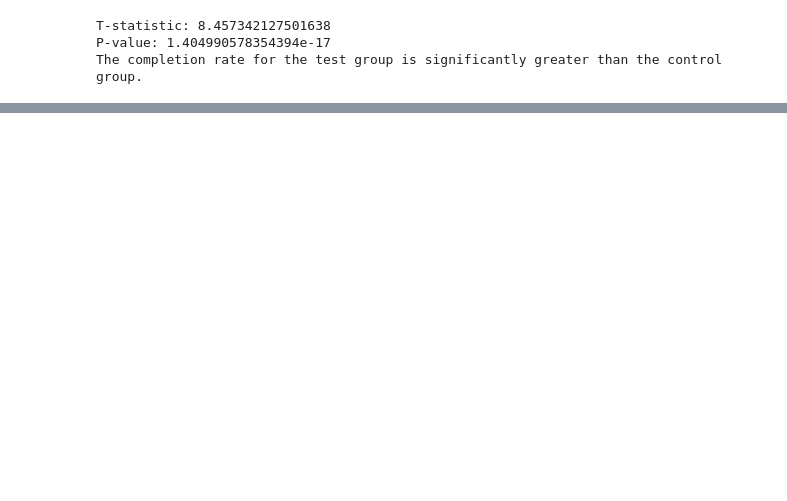
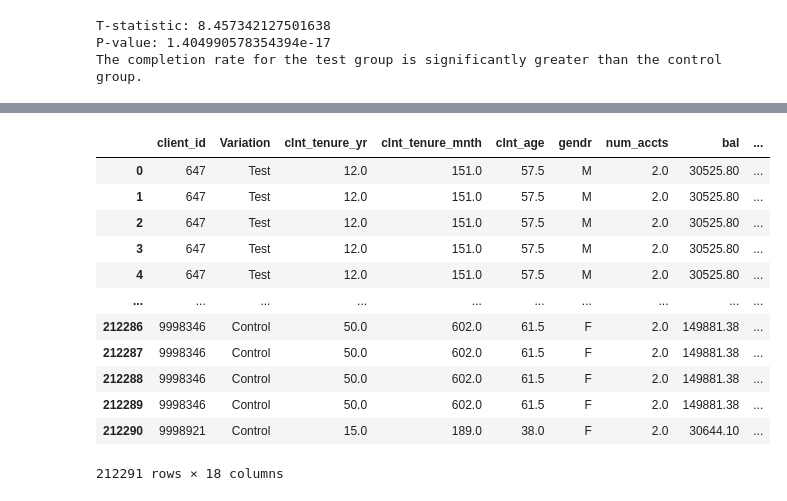
Before and after one commit to AleUrzi/week5_vanguard-ab-test, a Jupyter notebook: Notebooks/Alessia_cleaned_merged_df.ipynb, the cells around one changed output, grey strips where cells are left out. Drawn from its saved outputs; the diff is of its cells as text; code cells hidden in the pictures; blank space fills up the shorter version.

```diff
--- a/Notebooks/Alessia_cleaned_merged_df.ipynb
+++ b/Notebooks/Alessia_cleaned_merged_df.ipynb
@@ -310,3 +317,6 @@ completion_rate_control = total_clients_confirmed_control / total_clients_starte
 print(f"Completion rate : {completion_rate_control:.2%}")
 # %% [output]
 Completion rate : 65.96%
+# %%
+test_df["completion_rate"] = total_clients_confirmed_test / total_clients_started_test if total_clients_started_test > 0 else 0
+control_df["completion_rate"] = total_clients_confirmed_control / total_clients_started_control if total_clients_started_control > 0 else 0
@@ -405,0 +505,17 @@ The average completion time for the test group is significantly greater than the
+# %%
+# Function to calculate error rate (proportion of clients who revisited a previous step)
+def calculate_error_data(df):
+    # Create a DataFrame with steps and their occurrence order for each client
+    steps_df = df[['client_id', 'process_step']].copy()
+    steps_df['step_order'] = steps_df.groupby('client_id').cumcount()
+
+    # Merge the steps DataFrame with itself to find revisits
+    merged = pd.merge(steps_df, steps_df, on='client_id', suffixes=('_first', '_second'))
+    revisits = merged[(merged['step_order_second'] < merged['step_order_first']) & (merged['process_step_first'] == merged['process_step_second'])]
+
+    # Count unique clients with any revisit
+    clients_with_revisits = revisits['client_id'].unique()
+    total_clients = df['client_id'].nunique()
+
+    # Return the error count and total client count
+    return len(clients_with_revisits), total_clients
@@ -405,0 +558,10 @@ The average completion time for the test group is significantly greater than the
+# %%
+test_df["error_rate"] = error_count_test / total_clients_test if total_clients_test > 0 else 0
+control_df["error_rate"] = error_count_control / total_clients_control if total_clients_control > 0 else 0
+# %%
+# Filter the original DataFrames to include only genders 'F' and 'M'
+test_df = test_df[test_df['gendr'].isin(['M', 'F'])]
+control_df = control_df[control_df['gendr'].isin(['M', 'F'])]
+
+test_df.reset_index(drop=True, inplace=True)
+control_df.reset_index(drop=True, inplace=True)
@@ -466,0 +984,23 @@ Control Group - Std: 601767.0847282913
+# %%
+# Vertically concatenate test_filtered and control_filtered
+combined_final_df = pd.concat([test_df, control_df], axis=0)
+
+# Optionally reset the index after concatenation
+combined_final_df.reset_index(drop=True, inplace=True)
+
+# Print or inspect the resulting DataFrame
+display(combined_final_df)
+# %% [output]
+|  | client_id | Variation | clnt_tenure_yr | clnt_tenure_mnth | clnt_age | gendr | num_accts | bal | ... |
+| 0 | 647 | Test | 12.0 | 151.0 | 57.5 | M | 2.0 | 30525.80 | ... |
+| 1 | 647 | Test | 12.0 | 151.0 | 57.5 | M | 2.0 | 30525.80 | ... |
+| 2 | 647 | Test | 12.0 | 151.0 | 57.5 | M | 2.0 | 30525.80 | ... |
+| 3 | 647 | Test | 12.0 | 151.0 | 57.5 | M | 2.0 | 30525.80 | ... |
+| 4 | 647 | Test | 12.0 | 151.0 | 57.5 | M | 2.0 | 30525.80 | ... |
+| ... | ... | ... | ... | ... | ... | ... | ... | ... | ... |
+| 212286 | 9998346 | Control | 50.0 | 602.0 | 61.5 | F | 2.0 | 149881.38 | ... |
+| 212287 | 9998346 | Control | 50.0 | 602.0 | 61.5 | F | 2.0 | 149881.38 | ... |
+| 212288 | 9998346 | Control | 50.0 | 602.0 | 61.5 | F | 2.0 | 149881.38 | ... |
+| 212289 | 9998346 | Control | 50.0 | 602.0 | 61.5 | F | 2.0 | 149881.38 | ... |
+| 212290 | 9998921 | Control | 15.0 | 189.0 | 38.0 | F | 2.0 | 30644.10 | ... |
+212291 rows × 18 columns
```
Also changed, not shown: parts of 33 cells of this notebook, 19 other files.
